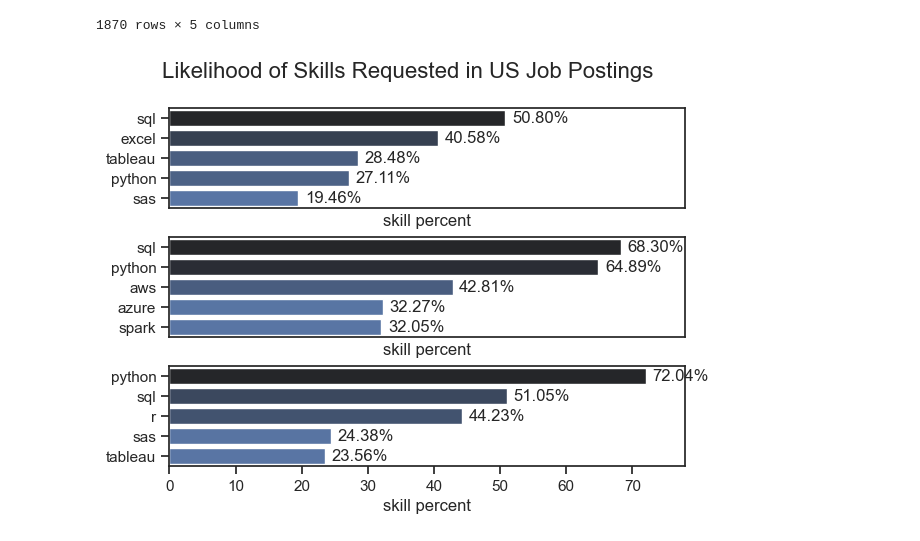
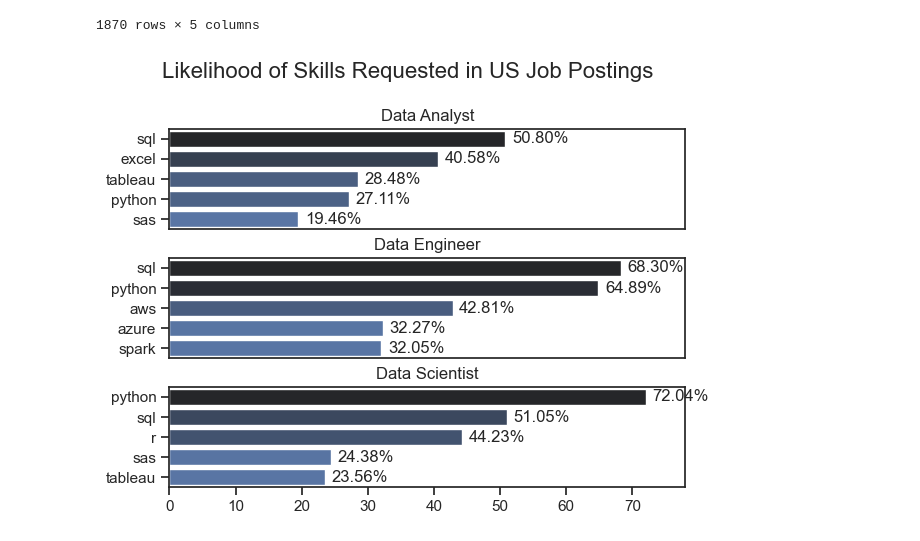
Before and after one commit to NilsD84/Python_Data_Project, a Jupyter notebook: 3_Project/2_Skill_Demand.ipynb, the cells around one changed output. Cells and saved outputs as stored; diff of their text form; code cells hidden in the pictures.

```diff
--- a/3_Project/2_Skill_Demand.ipynb
+++ b/3_Project/2_Skill_Demand.ipynb
@@ -128,22 +128,23 @@ df_skills_perc
 # %%
 fig, ax = plt.subplots(len(job_titles), 1)
 sns.set_theme(style = "ticks")
 for i, job_title in enumerate(job_titles):
     df_plot = df_skills_perc[df_skills_perc['job_title_short'] == job_title].head(5)
     #df_plot.plot(kind='barh', x='job_skills', y='skill_percent', ax=ax[i], title=job_title)
     sns.barplot(data=df_plot, x='skill_percent', y='job_skills', ax=ax[i], hue='skill_count', palette='dark:b_r')
     ax[i].set_ylabel('')
     ax[i].legend().set_visible(False)
-    ax[i].set_xlabel('skill percent')
+    ax[i].set_xlabel('')
     ax[i].set_xbound(0, 78)
+    ax[i].set_title(job_title)
 
     for n, v in enumerate(df_plot['skill_percent']):
         ax[i].text(v + 1, n, f'{v:.2f}%', va='center')
 
     if i != len(job_titles) -1:
         ax[i].set_xticks([])
 fig.suptitle('Likelihood of Skills Requested in US Job Postings', fontsize=16)
 fig.tight_layout(h_pad=0.5)
 plt.show()
 # %% [output]
-[figure, old version]
+[figure, new version]
```
Also changed, not shown: 8 other files.
